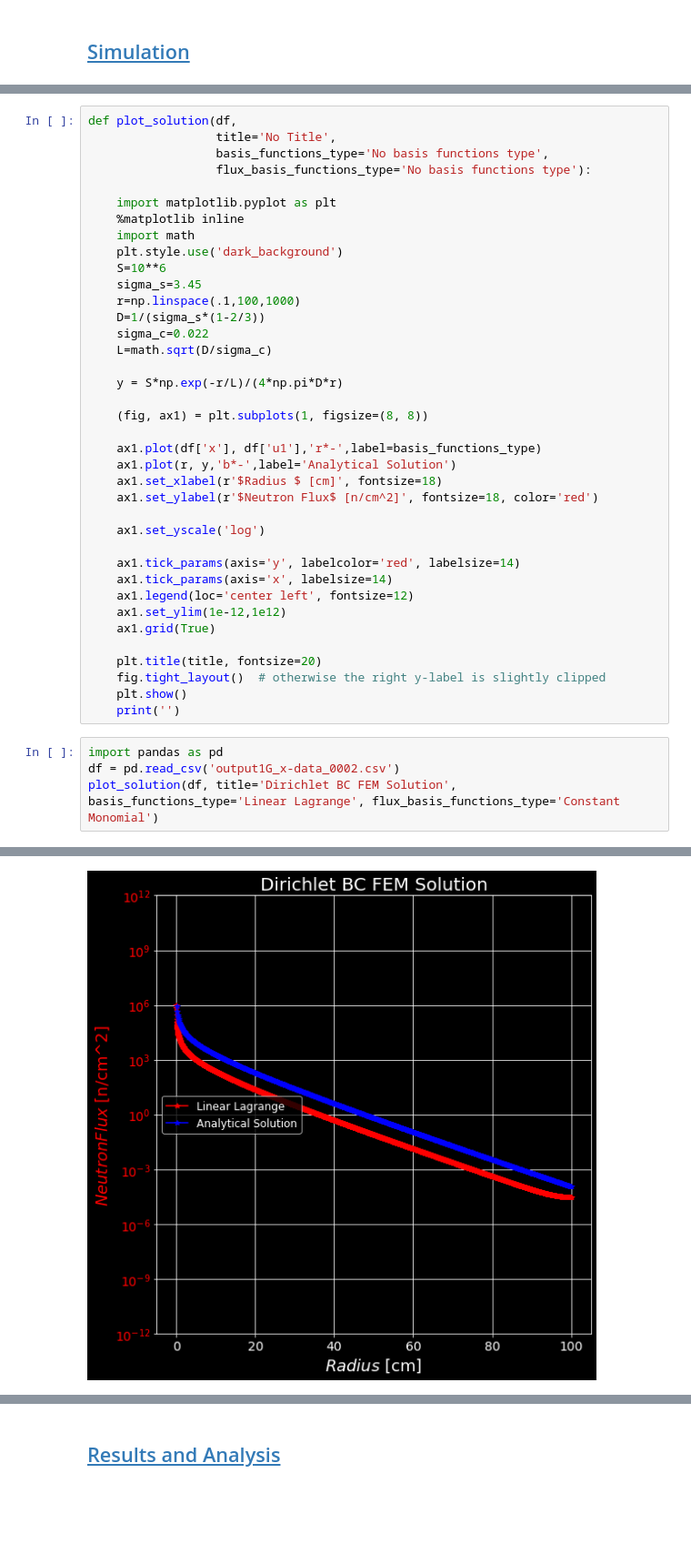
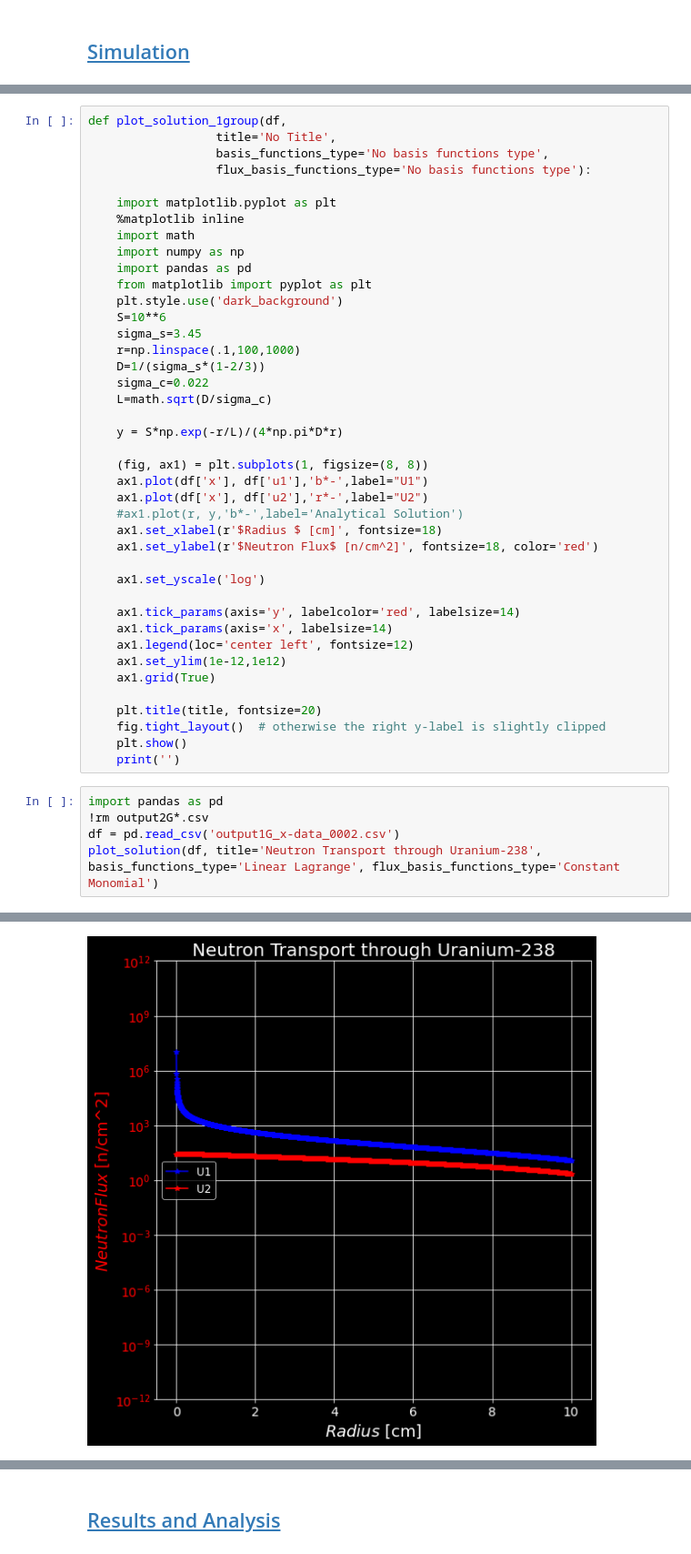
Before and after one commit to AnthonyB08/neutron__transport, a Jupyter notebook: report-coupled-3Domains.ipynb, the cells around one changed output, grey strips where cells are left out. Shown at 91% size. Drawn from its saved outputs; the diff is of its cells as text; blank space fills up the shorter version.

Commit message:
2 group

```diff
--- a/report-coupled-3Domains.ipynb
+++ b/report-coupled-3Domains.ipynb
@@ -224,6 +224,6 @@ Parallelism:
  Solve Converged!
 # %%
-def plot_solution(df,
+def plot_solution_1group(df,
                   title='No Title',
                   basis_functions_type='No basis functions type',
                   flux_basis_functions_type='No basis functions type'):
@@ -231,6 +231,9 @@ def plot_solution(df,
     import matplotlib.pyplot as plt
     %matplotlib inline
     import math
+    import numpy as np
+    import pandas as pd
+    from matplotlib import pyplot as plt
     plt.style.use('dark_background')
     S=10**6
     sigma_s=3.45
@@ -242,9 +245,9 @@ def plot_solution(df,
     y = S*np.exp(-r/L)/(4*np.pi*D*r)
 
     (fig, ax1) = plt.subplots(1, figsize=(8, 8))
-
-    ax1.plot(df['x'], df['u1'],'r*-',label=basis_functions_type)
-    ax1.plot(r, y,'b*-',label='Analytical Solution')
+    ax1.plot(df['x'], df['u1'],'b*-',label="U1")
+    ax1.plot(df['x'], df['u2'],'r*-',label="U2")
+    #ax1.plot(r, y,'b*-',label='Analytical Solution')
     ax1.set_xlabel(r'$Radius $ [cm]', fontsize=18)
     ax1.set_ylabel(r'$Neutron Flux$ [n/cm^2]', fontsize=18, color='red')
 
@@ -262,6 +265,7 @@ def plot_solution(df,
     print('')
 # %%
 import pandas as pd
+!rm output2G*.csv
 df = pd.read_csv('output1G_x-data_0002.csv')
-plot_solution(df, title='Dirichlet BC FEM Solution', basis_functions_type='Linear Lagrange', flux_basis_functions_type='Constant Monomial')
+plot_solution(df, title='Neutron Transport through Uranium-238', basis_functions_type='Linear Lagrange', flux_basis_functions_type='Constant Monomial')
 # %% [output]
@@ -268 +273 @@ plot_solution(df, title='Dirichlet BC FEM Solution', basis_functions_type='Linea
-[figure, old version]
+[figure, new version]
```
Also changed, not shown: parts of 3 cells of this notebook, 3 other files.
